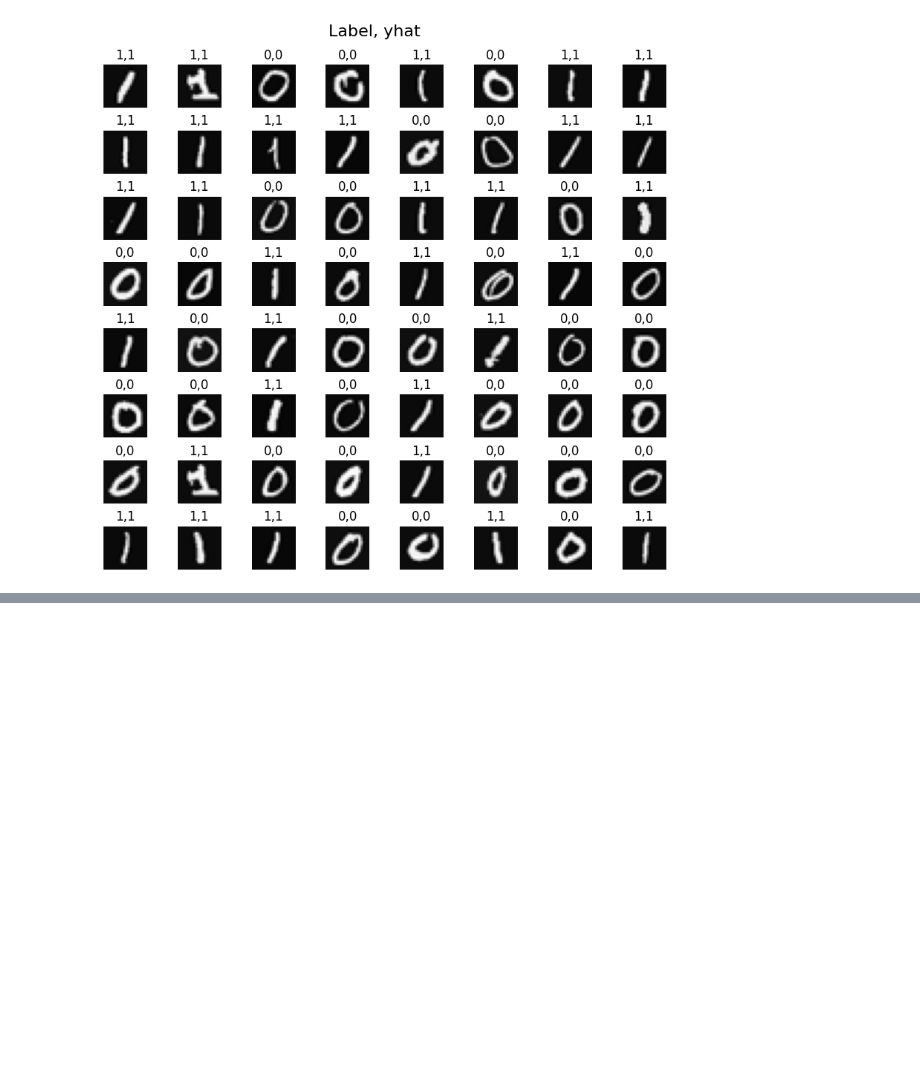
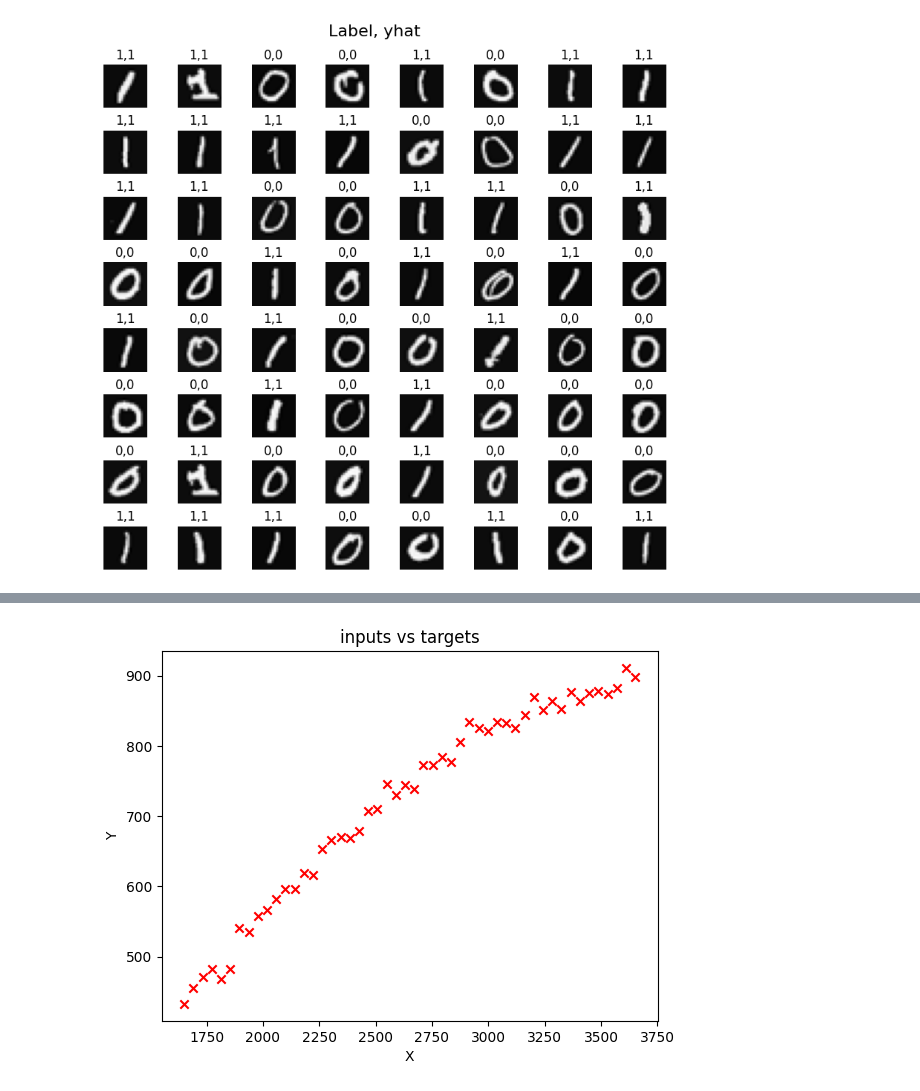
Before and after one commit to Aboelsaood23/Aboelsaood23, a Jupyter notebook: specilaization_1_Course_2.ipynb, the cells around one changed output, grey strips where cells are left out. Cells and saved outputs as stored; diff of their text form; code cells hidden in the pictures; blank space fills up the shorter version.

```diff
--- a/specilaization_1_Course_2.ipynb
+++ b/specilaization_1_Course_2.ipynb
@@ -516,0 +685,82 @@ Total params: 10431 (40.75 KB)
+# %%
+import numpy as np
+
+# for building linear regression models and preparing data
+from sklearn.linear_model import LinearRegression
+from sklearn.preprocessing import StandardScaler, PolynomialFeatures
+from sklearn.model_selection import train_test_split
+from sklearn.metrics import mean_squared_error
+import matplotlib.pyplot as plt
+import tensorflow as tf
+from google.colab import drive
+drive.mount('/content/drive')
+
+data =np.loadtxt("/content/drive/MyDrive/Colab Notebooks/data/ML Specialization/data_w3_ex1.csv",delimiter=',')
+
+x =data[:,0]
+y =data[:,1]
+
+x =np.expand_dims(x,axis =1)
+y =np.expand_dims(y,axis=1)
+
+print(f"the shape of inputs x is :{x.shape}")
+print(f"the shape of targets y is :{y.shape}")
+
+#elt's plot this data
+plt.scatter(x,y,marker='x',c ='r')
+plt.title("inputs vs targets")
+plt.xlabel("X")
+plt.ylabel("Y")
+plt.show()
+
+#now we will split the data usinf trains_test_split function
+# we will divide it into 3 parts
+x_train,x_,y_train,y_ =train_test_split(x,y,test_size =0.40,random_state=1)
+#f you set the random_state to a particular number, you will get the same split every time you run the code, assuming the data and other parameters remain constant.
+x_cv,x_test,y_cv,y_test = train_test_split(x_,y_,test_size=0.50,random_state=1)
+del x_,y_
+
+print(f" shape of training set input is {x_train.shape}")
+print(f" shape of trainig set (target) is {y_train.shape}\n")
+print(f" shape of cross validation set (input) is {x_cv.shape}")
+print(f" shape of cross validation set (target) is {y_cv.shape}\n")
+print(f" shape of test set (input) is :{x_test.shape}")
+print(f"shape of test set is (target) is: {y_test.shape}")
+
+# elt'splot this new splited data
+plt.scatter(x_train,y_train,marker='x',c ='r',label="training")
+plt.scatter(x_cv,y_cv,marker='o',c ='b',label="Cross validation")
+plt.scatter(x_test,y_test,marker='^',c ='g',label="test")
+plt.title("inputs vs targets")
+plt.legend()
+plt.xlabel("X")
+plt.ylabel("Y")
+plt.show()
+
+#let's do feature scaling
+# standard scaling is making mean = 0, and standrad deviation = 1
+scaler_linear =StandardScaler()
+x_trained_scaled =scaler_linear.fit_transform(x_train)
+
+plt.scatter(x_trained_scaled,y_train,marker='x',c ='r')
+plt.title("Scaled Input Vs Target")
+plt.title("Inputs Vs Targets")
+plt.xlabel("X")
+plt.ylabel("Y")
+plt.show()
+# now let's train linear model
+
+linear_model =LinearRegression()
+linear_model.fit(x_trained_scaled,y_train)
+
+#o evaluate the performance of your model, you will want to measure the error for the training and cross validation sets
+# we will use maen squared errror but we will use built in function on linear model
+yhat =linear_model.predict(x_trained_scaled)
+print(f" training MSE (use sklearn function):{mean_squared_error(y_train,yhat)/2}") # we used only 2 not 2*m becaus mean means it's divided laready and this 2 is just for drevative
+#'s important to apply the same scaling transformation to your validation set and test set. This ensures that your data remains on a consistent scale across all sets, and the model is trained and evaluated on comparable input.
+x_cv_scaled=scaler_linear.transform(x_cv)
+yhat =linear_model.predict(x_cv_scaled)
+print(f"Cross Validation MSE: {mean_squared_error(y_cv,yhat)/2}")
+
+# now let's add polynomial features
+# %% [output]
@@ -516,0 +770 @@ Total params: 10431 (40.75 KB)
+[figure, added]
```
Also changed, not shown: parts of 12 cells of this notebook.
